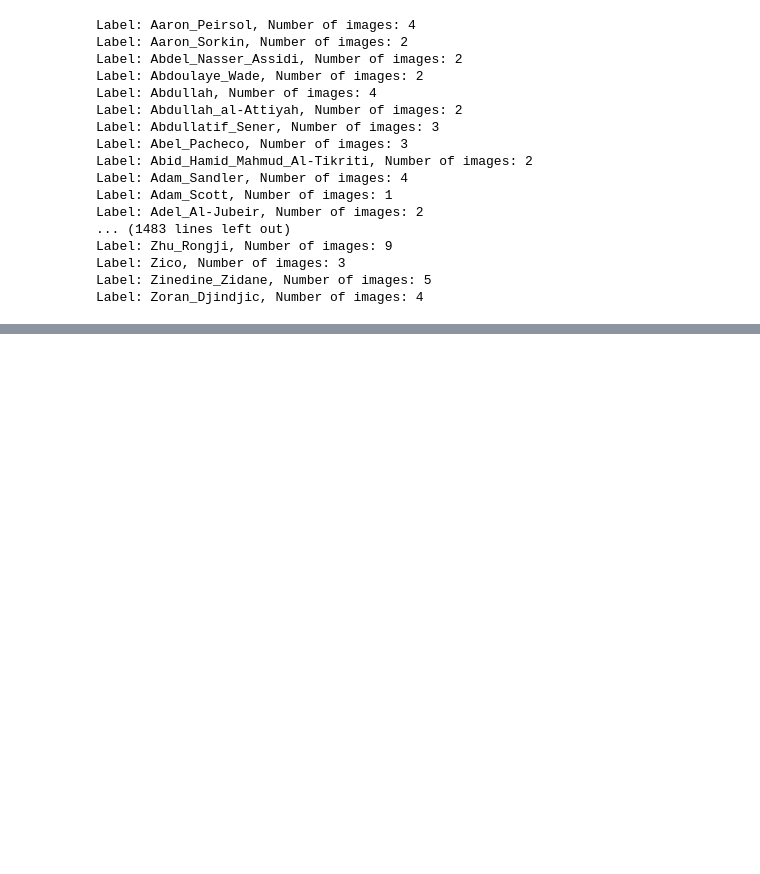
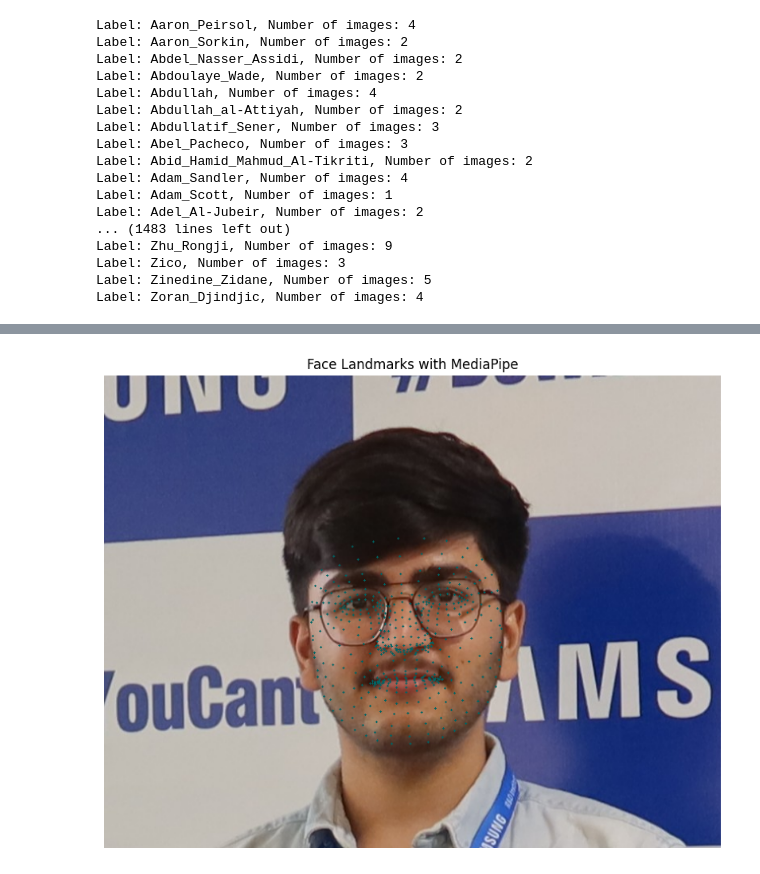
Before and after one commit to ishand22/currp, a Jupyter notebook: landmarkmodel.ipynb, the cells around one changed output, grey strips where cells are left out. Saved outputs shown, nothing was run; the diff lists cells and outputs as text; code cells hidden in the pictures; blank space fills up the shorter version.

```diff
--- a/landmarkmodel.ipynb
+++ b/landmarkmodel.ipynb
@@ -303,0 +481,56 @@ Label: Zoran_Djindjic, Number of images: 4
+# %%
+import cv2
+import mediapipe as mp
+image = cv2.imread(r"C:\Users\ishan\Downloads\IMG_2007.JPG")
+# %%
+# Face Mesh
+mp_face_mesh = mp.solutions.face_mesh
+face_mesh = mp_face_mesh.FaceMesh()
+rgb_image = cv2.cvtColor(image, cv2.COLOR_BGR2RGB)
+result = face_mesh.process(rgb_image)
+height, width, _ = image.shape
+
+for facial_landmarks in result.multi_face_landmarks:
+    for i in range(0, 468):
+        pt1 = facial_landmarks.landmark[i]
+        x = int(pt1.x * width)
+        y = int(pt1.y * height)
+
+        cv2.circle(image, (x, y), 5, (100, 100, 0), -1)
+# %%
+import cv2
+import matplotlib.pyplot as plt
+import mediapipe as mp
+
+# Load your image # Replace with your image path
+rgb_image = cv2.cvtColor(image, cv2.COLOR_BGR2RGB)
+
+# Initialize MediaPipe Face Mesh
+mp_face_mesh = mp.solutions.face_mesh
+face_mesh = mp_face_mesh.FaceMesh(static_image_mode=True)
+
+# Process the image
+result = face_mesh.process(rgb_image)
+height, width, _ = image.shape
+
+# Draw landmarks on a copy of the image
+annotated_image = image.copy()
+if result.multi_face_landmarks:
+    for facial_landmarks in result.multi_face_landmarks:
+        for i in range(0, 468):
+            pt1 = facial_landmarks.landmark[i]
+            x = int(pt1.x * width)
+            y = int(pt1.y * height)
+            cv2.circle(annotated_image, (x, y), 1, (100, 100, 0), -1)
+
+# Convert BGR to RGB for matplotlib display
+annotated_image_rgb = cv2.cvtColor(annotated_image, cv2.COLOR_BGR2RGB)
+
+# Plot with matplotlib
+plt.figure(figsize=(10, 10))
+plt.imshow(annotated_image_rgb)
+plt.axis('off')
+plt.title("Face Landmarks with MediaPipe")
+plt.show()
+# %% [output]
+[figure, added]
```
Also changed, not shown: parts of 7 cells of this notebook, 2 other files.
